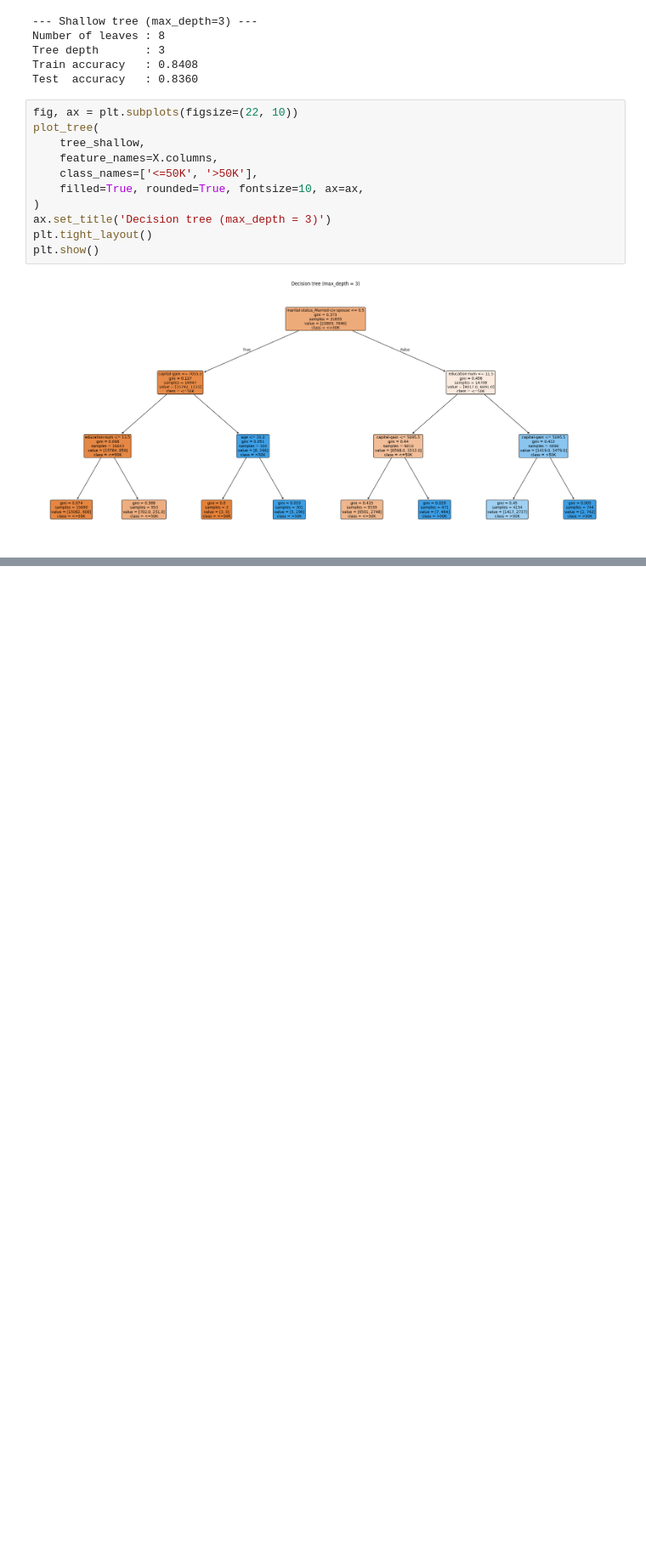
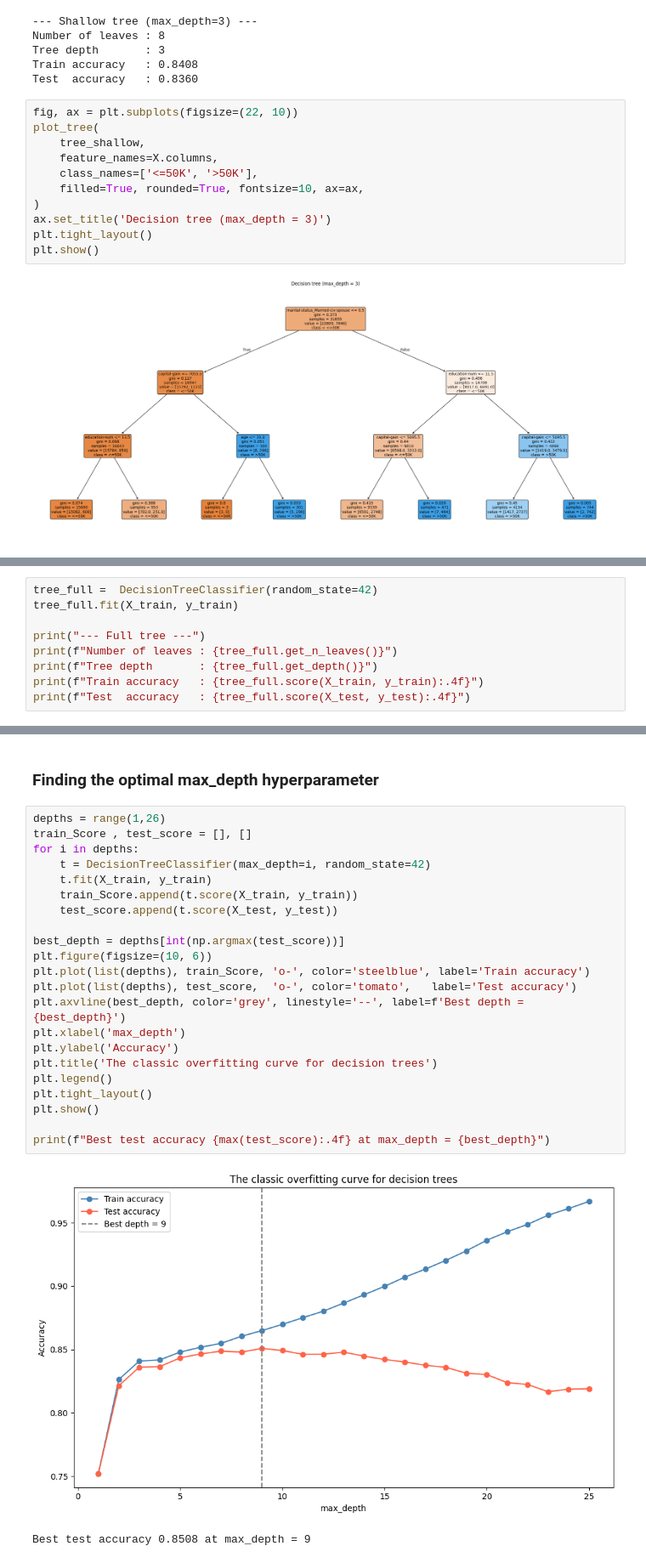
Before and after one commit to Ridima28/Adult-Income, a Jupyter notebook: main.ipynb, the cells around one changed output, grey strips where cells are left out. Shown at 85% size. Cells and saved outputs as stored; diff of their text form; blank space fills up the shorter version.

Commit message:
found optimal max depth

```diff
--- a/main.ipynb
+++ b/main.ipynb
@@ -277,0 +280,9 @@ plt.show()
+# %%
+tree_full =  DecisionTreeClassifier(random_state=42)
+tree_full.fit(X_train, y_train)
+
+print("--- Full tree ---")
+print(f"Number of leaves : {tree_full.get_n_leaves()}")
+print(f"Tree depth       : {tree_full.get_depth()}")
+print(f"Train accuracy   : {tree_full.score(X_train, y_train):.4f}")
+print(f"Test  accuracy   : {tree_full.score(X_test, y_test):.4f}")
@@ -277,0 +295,27 @@ plt.show()
+# %% [markdown]
+### Finding the optimal max_depth hyperparameter
+# %%
+depths = range(1,26)
+train_Score , test_score = [], []
+for i in depths:
+    t = DecisionTreeClassifier(max_depth=i, random_state=42)
+    t.fit(X_train, y_train)
+    train_Score.append(t.score(X_train, y_train))
+    test_score.append(t.score(X_test, y_test))
+
+best_depth = depths[int(np.argmax(test_score))]
+plt.figure(figsize=(10, 6))
+plt.plot(list(depths), train_Score, 'o-', color='steelblue', label='Train accuracy')
+plt.plot(list(depths), test_score,  'o-', color='tomato',   label='Test accuracy')
+plt.axvline(best_depth, color='grey', linestyle='--', label=f'Best depth = {best_depth}')
+plt.xlabel('max_depth')
+plt.ylabel('Accuracy')
+plt.title('The classic overfitting curve for decision trees')
+plt.legend()
+plt.tight_layout()
+plt.show()
+
+print(f"Best test accuracy {max(test_score):.4f} at max_depth = {best_depth}")
+# %% [output]
+[figure, added]
+Best test accuracy 0.8508 at max_depth = 9
```
Also changed, not shown: parts of 3 cells of this notebook.
